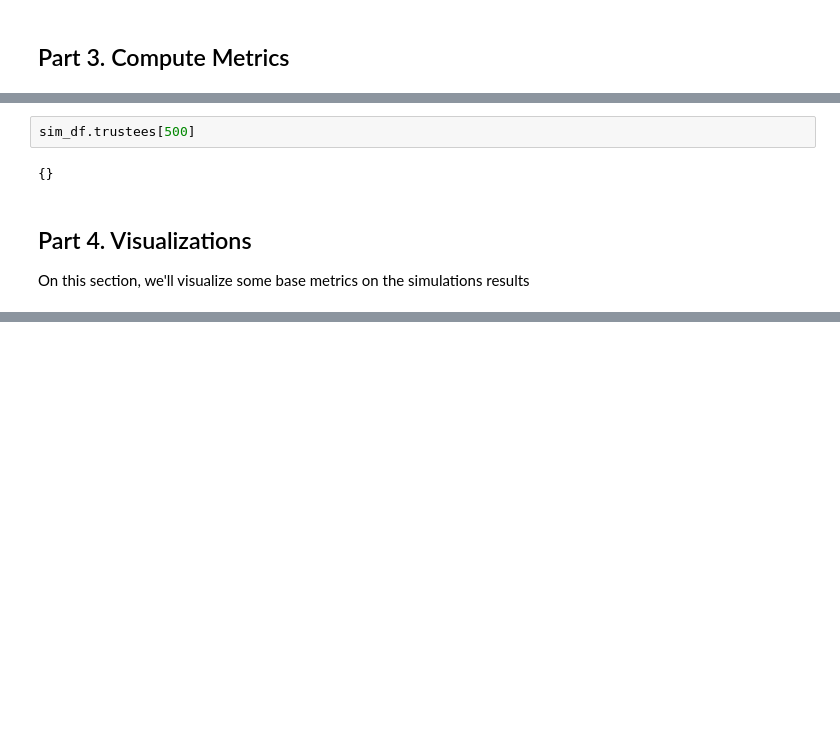
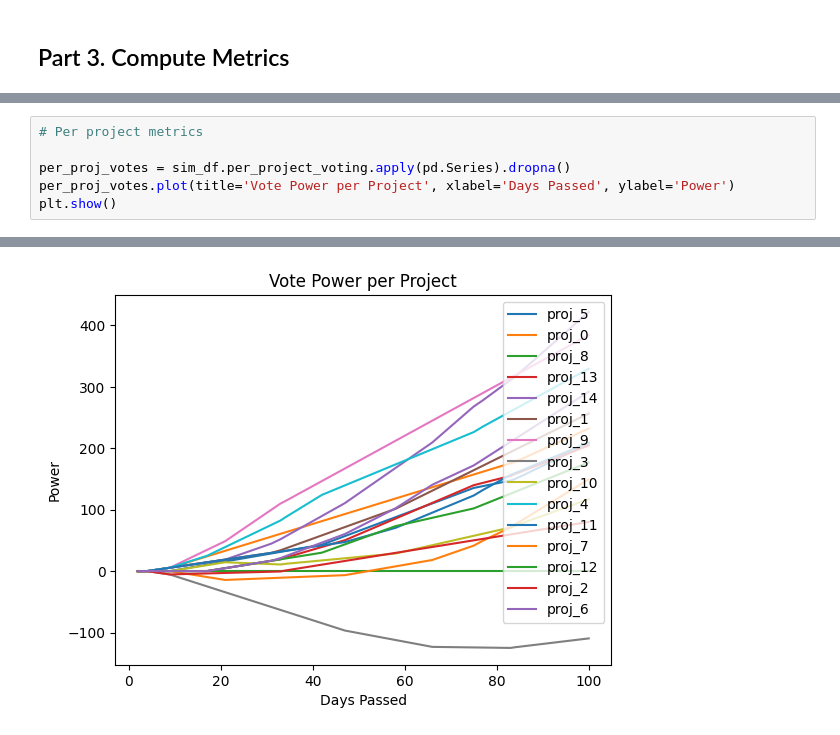
Before and after one commit to BlockScience/neural-quorum-governance, a Jupyter notebook: notebooks/sanity_check.ipynb, the cells around one changed output, grey strips where cells are left out. Saved outputs shown, nothing was run; the diff lists cells and outputs as text; blank space fills up the shorter version.

```diff
--- a/notebooks/sanity_check.ipynb
+++ b/notebooks/sanity_check.ipynb
@@ -85,8 +108,7 @@ sim_df.apply(metrics.values(), axis='columns')
-# %%
-sim_df.trustees[500]
-# %% [output]
-{}
-# %% [markdown]
-## Part 4. Visualizations
-
-On this section, we'll visualize some base metrics on the simulations results
+# %%
+# Per project metrics
+
+per_proj_votes = sim_df.per_project_voting.apply(pd.Series).dropna()
+per_proj_votes.plot(title='Vote Power per Project', xlabel='Days Passed', ylabel='Power')
+plt.show()
+# %% [output]
@@ -92,0 +119 @@ On this section, we'll visualize some base metrics on the simulations results
+[figure, added]
```
Also changed, not shown: parts of 6 cells of this notebook, 1 other file.
